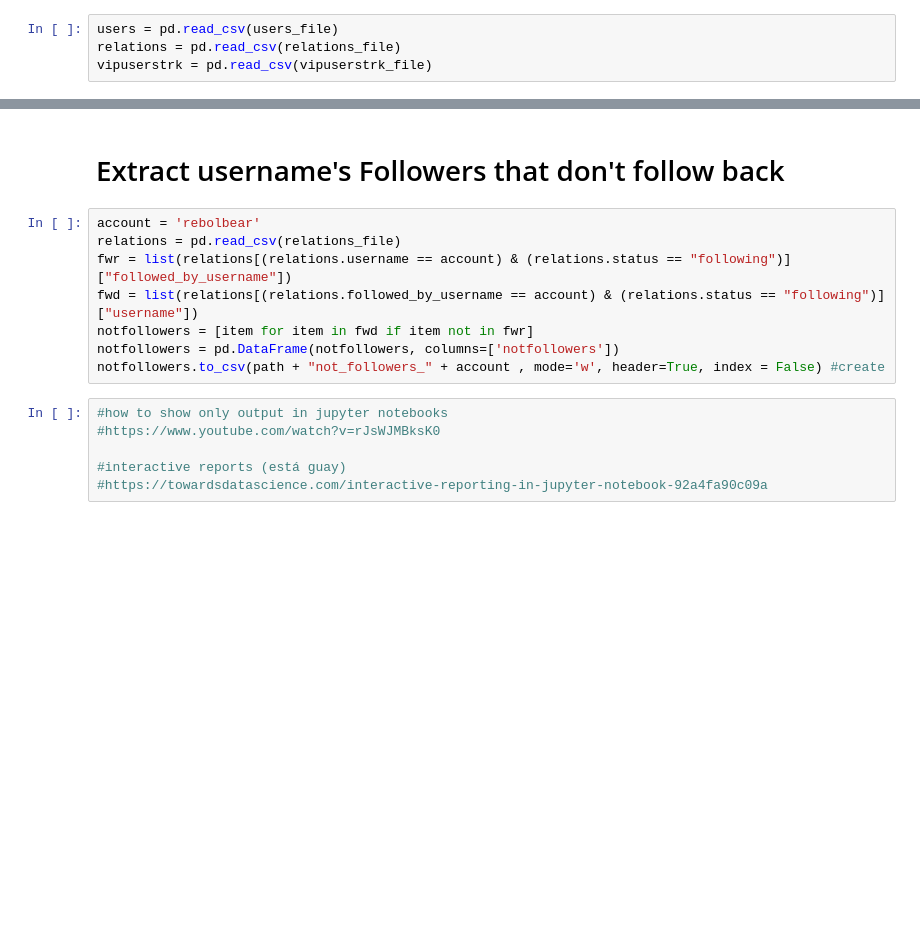
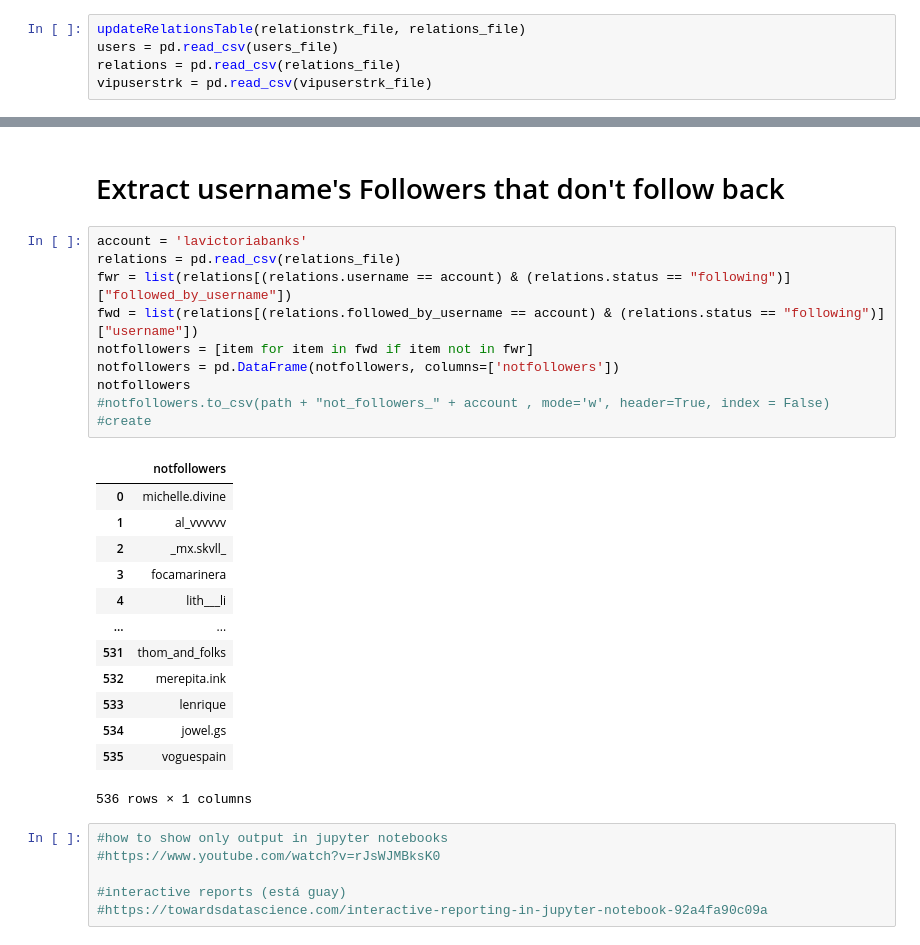
Before and after one commit to davidreboloperez/davidreboloperez.github.io, a Jupyter notebook: IGAI_Results_Pipeline.ipynb, the cells around one changed output, grey strips where cells are left out. Drawn from its saved outputs; the diff is of its cells as text; blank space fills up the shorter version.

```diff
--- a/IGAI_Results_Pipeline.ipynb
+++ b/IGAI_Results_Pipeline.ipynb
@@ -11,6 +11,7 @@ Libraries and functions loaded correctly 2021-01-25 19:18:15.669272
 # %% [markdown]
 # Load Data
 # %%
+updateRelationsTable(relationstrk_file, relations_file)
 users = pd.read_csv(users_file)
 relations = pd.read_csv(relations_file)
 vipuserstrk = pd.read_csv(vipuserstrk_file)
@@ -89,13 +123,28 @@ user_rel.to_csv(path + "followed_by_" + account , mode='w', header=True, index =
 # %% [markdown]
 # Extract username's Followers that don't follow back
 # %%
-account = 'rebolbear'
+account = 'lavictoriabanks'
 relations = pd.read_csv(relations_file)
 fwr = list(relations[(relations.username == account) & (relations.status == "following")]["followed_by_username"])
 fwd = list(relations[(relations.followed_by_username == account) & (relations.status == "following")]["username"])
 notfollowers = [item for item in fwd if item not in fwr]
 notfollowers = pd.DataFrame(notfollowers, columns=['notfollowers'])
-notfollowers.to_csv(path + "not_followers_" + account , mode='w', header=True, index = False) #create
+notfollowers
+#notfollowers.to_csv(path + "not_followers_" + account , mode='w', header=True, index = False) #create
+# %% [output]
+|  | notfollowers |
+| 0 | michelle.divine |
+| 1 | al_vvvvvv |
+| 2 | _mx.skvll_ |
+| 3 | focamarinera |
+| 4 | lith___li |
+| ... | ... |
+| 531 | thom_and_folks |
+| 532 | merepita.ink |
+| 533 | lenrique |
+| 534 | jowel.gs |
+| 535 | voguespain |
+536 rows × 1 columns
 # %%
 #how to show only output in jupyter notebooks
 #https://www.youtube.com/watch?v=rJsWJMBksK0
```
Also changed, not shown: parts of 6 cells of this notebook, 10 other files.
